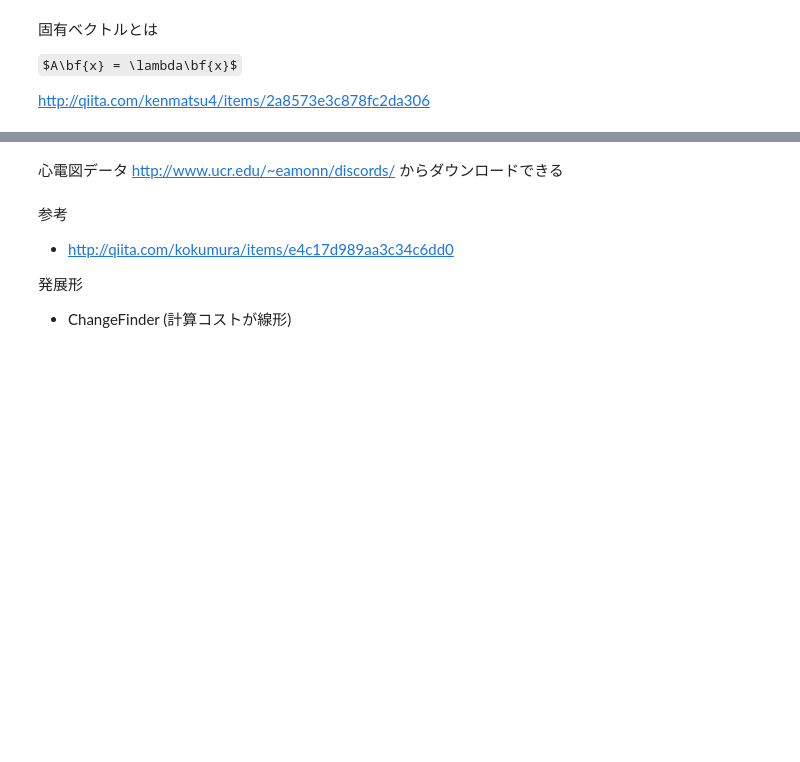
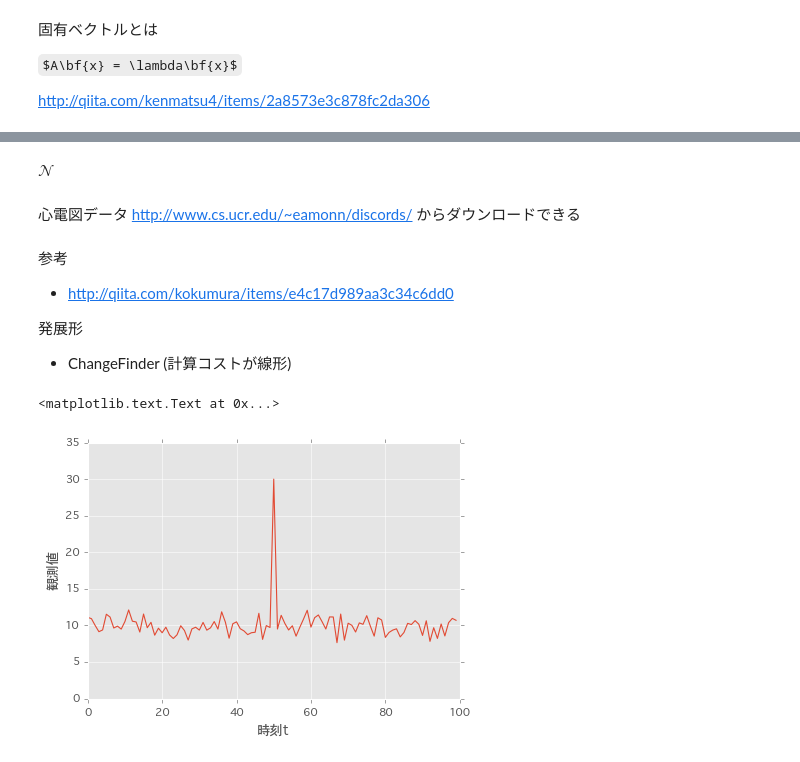
Before and after one commit to hagino3000/notebooks, a Jupyter notebook: MLP_changepoint_chap9.ipynb, the cells around one changed output, grey strips where cells are left out. Drawn from its saved outputs; the diff is of its cells as text; code cells hidden in the pictures; some formulas as TeX source; blank space fills up the shorter version.

```diff
--- a/MLP_changepoint_chap9.ipynb
+++ b/MLP_changepoint_chap9.ipynb
@@ -92,6 +145,9 @@ http://qiita.com/kenmatsu4/items/2a8573e3c878fc2da306
+# %% [markdown]
+$\mathcal{N}
+$
 # %% [markdown]
 心電図データ
-http://www.ucr.edu/~eamonn/discords/
+http://www.cs.ucr.edu/~eamonn/discords/
 からダウンロードできる
 # %% [markdown]
 参考
@@ -101,3 +157,13 @@ http://www.ucr.edu/~eamonn/discords/
 発展形
 
 - ChangeFinder (計算コストが線形)
+# %%
+data = np.random.normal(10, 1, 100)
+data[50] = 30
+plt.plot(data)
+plt.ylim(0, 35)
+plt.xlabel(u'時刻t')
+plt.ylabel(u'観測値')
+# %% [output]
+<matplotlib.text.Text at 0x...>
+[figure, added]
```
Also changed, not shown: parts of 14 cells of this notebook.
